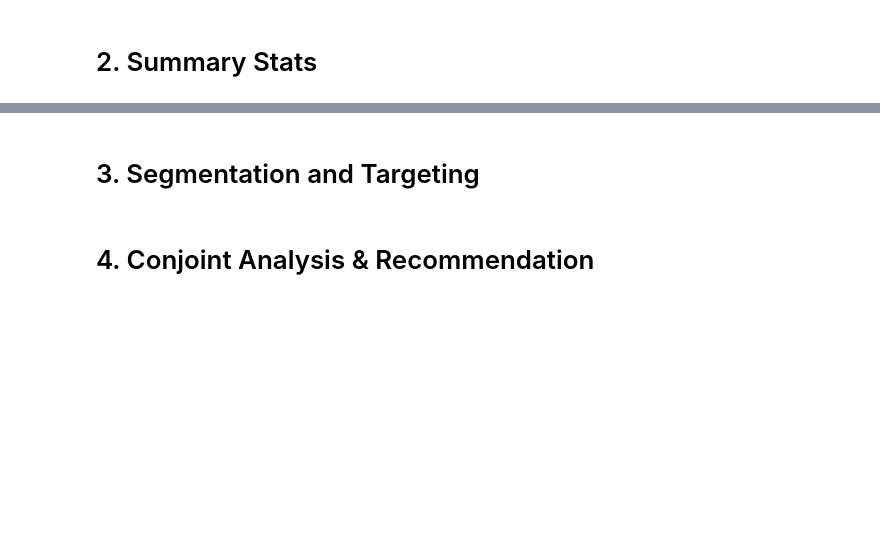
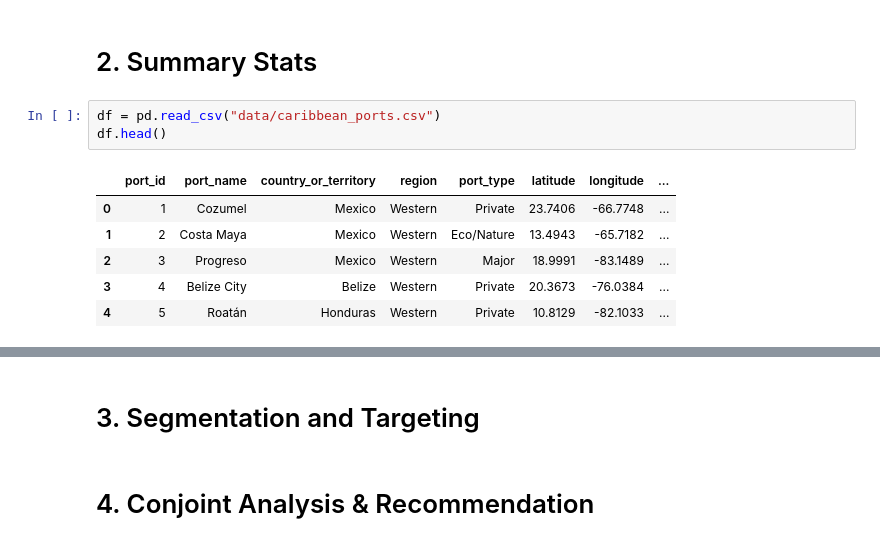
Before and after one commit to CYXNBNBNB/AD654-Sp25A3-Project, a Jupyter notebook: Project.ipynb, the cells around one changed output, grey strips where cells are left out. Saved outputs shown, nothing was run; the diff lists cells and outputs as text; blank space fills up the shorter version.

```diff
--- a/Project.ipynb
+++ b/Project.ipynb
@@ -12,2 +34,12 @@ pip install pandas seaborn numpy jupyter
 # %% [markdown]
 # 2. Summary Stats
+# %%
+df = pd.read_csv("data/caribbean_ports.csv")
+df.head()
+# %% [output]
+|  | port_id | port_name | country_or_territory | region | port_type | latitude | longitude | ... |
+| 0 | 1 | Cozumel | Mexico | Western | Private | 23.7406 | -66.7748 | ... |
+| 1 | 2 | Costa Maya | Mexico | Western | Eco/Nature | 13.4943 | -65.7182 | ... |
+| 2 | 3 | Progreso | Mexico | Western | Major | 18.9991 | -83.1489 | ... |
+| 3 | 4 | Belize City | Belize | Western | Private | 20.3673 | -76.0384 | ... |
+| 4 | 5 | Roatán | Honduras | Western | Private | 10.8129 | -82.1033 | ... |
```
Also changed, not shown: parts of 34 cells of this notebook, 2 other files.
